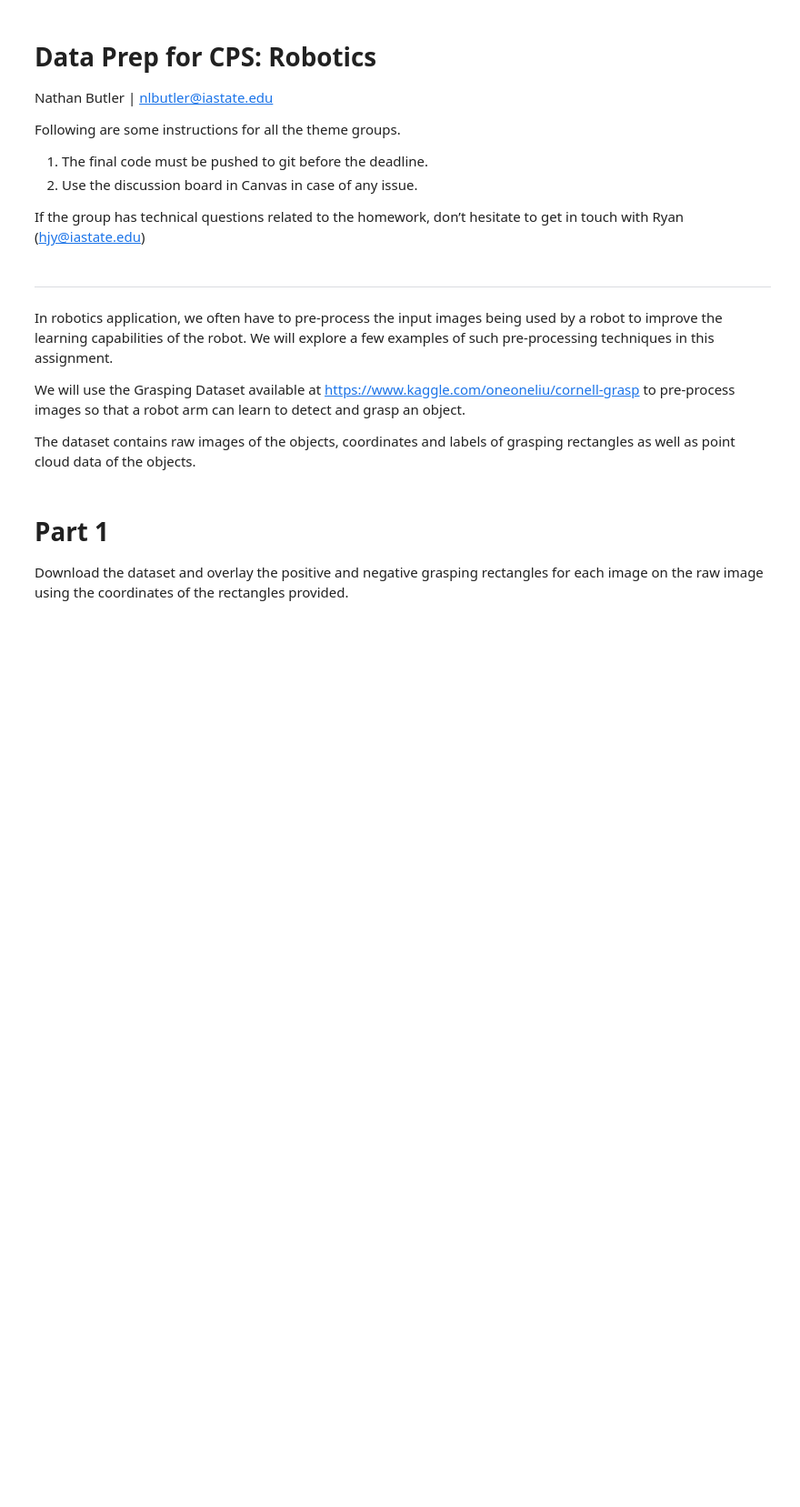
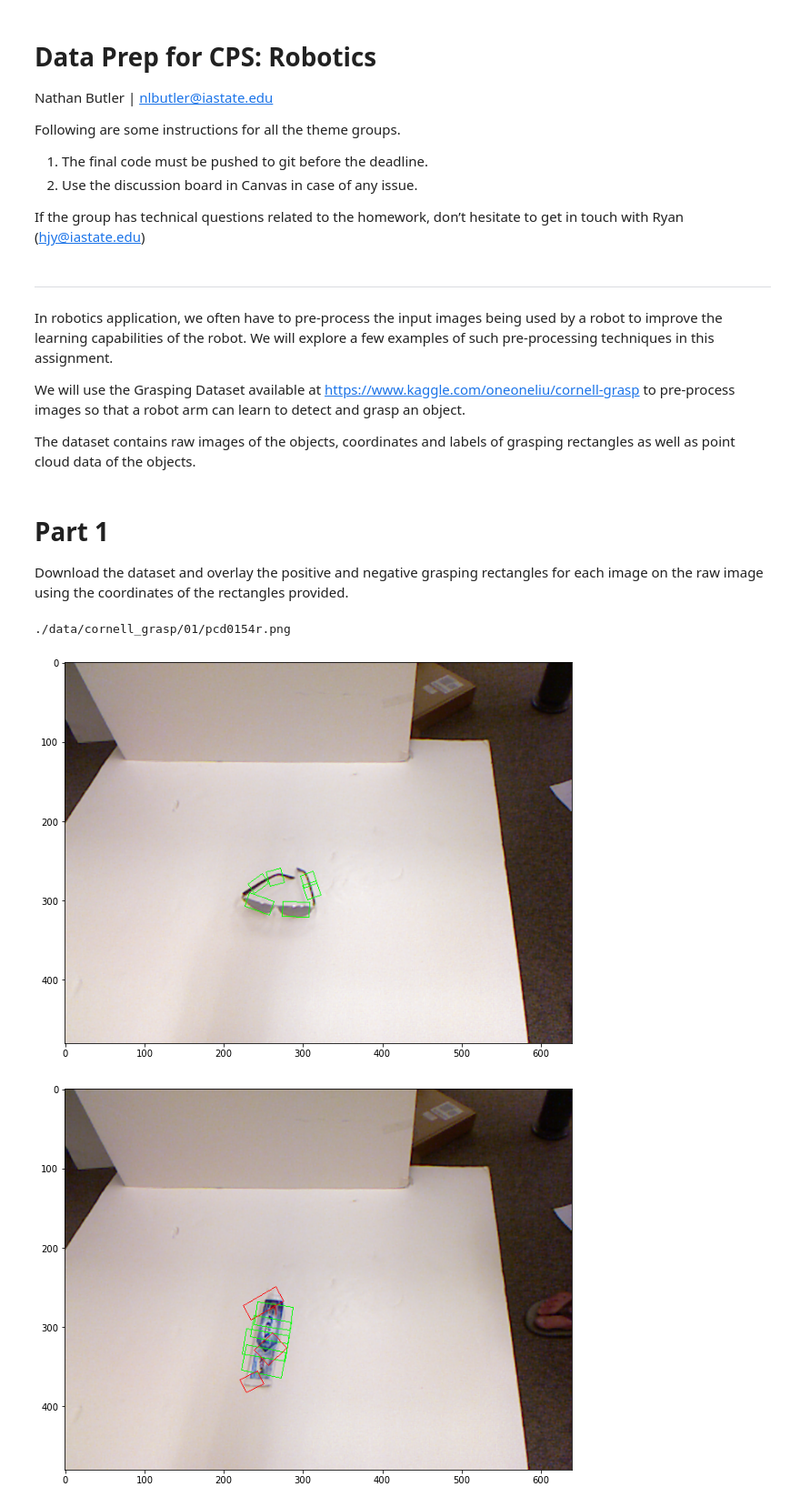
Before and after one commit to natbut/me592-nlbutler, a Jupyter notebook: HW2_Robotics_NButler.ipynb, the cells around one changed output. Shown at 91% size. Cells and saved outputs as stored; diff of their text form; code cells hidden in the pictures; blank space fills up the shorter version.

Commit message:
Part 1 working (rectangle overlay)

```diff
--- a/HW2_Robotics_NButler.ipynb
+++ b/HW2_Robotics_NButler.ipynb
@@ -65,0 +100,21 @@ for filename in image_filenames:
+# %%
+import random
+
+# Display Random image
+idx = random.randint(1,len(overlayed_images))
+
+img = overlayed_images[idx]
+
+print(image_paths[idx])
+plt.figure(figsize=(10,10))
+plt.imshow(cv2.cvtColor(img, cv2.COLOR_BGR2RGB))
+plt.show()
+
+# For reference, display image 1
+plt.figure(figsize=(10,10))
+plt.imshow(cv2.cvtColor(overlayed_images[0], cv2.COLOR_BGR2RGB))
+plt.show()
+# %% [output]
+./data/cornell_grasp/01/pcd0154r.png
+[figure, added]
+[figure, added]
```
Also changed, not shown: parts of 2 cells of this notebook.
